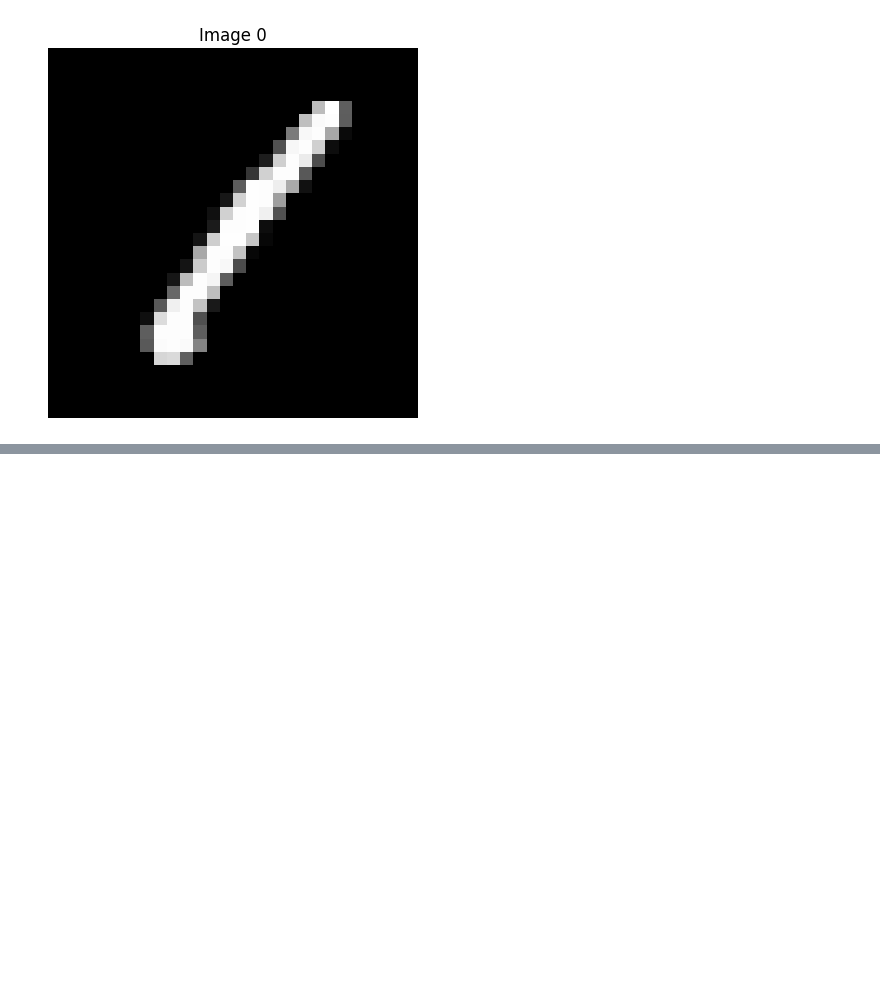
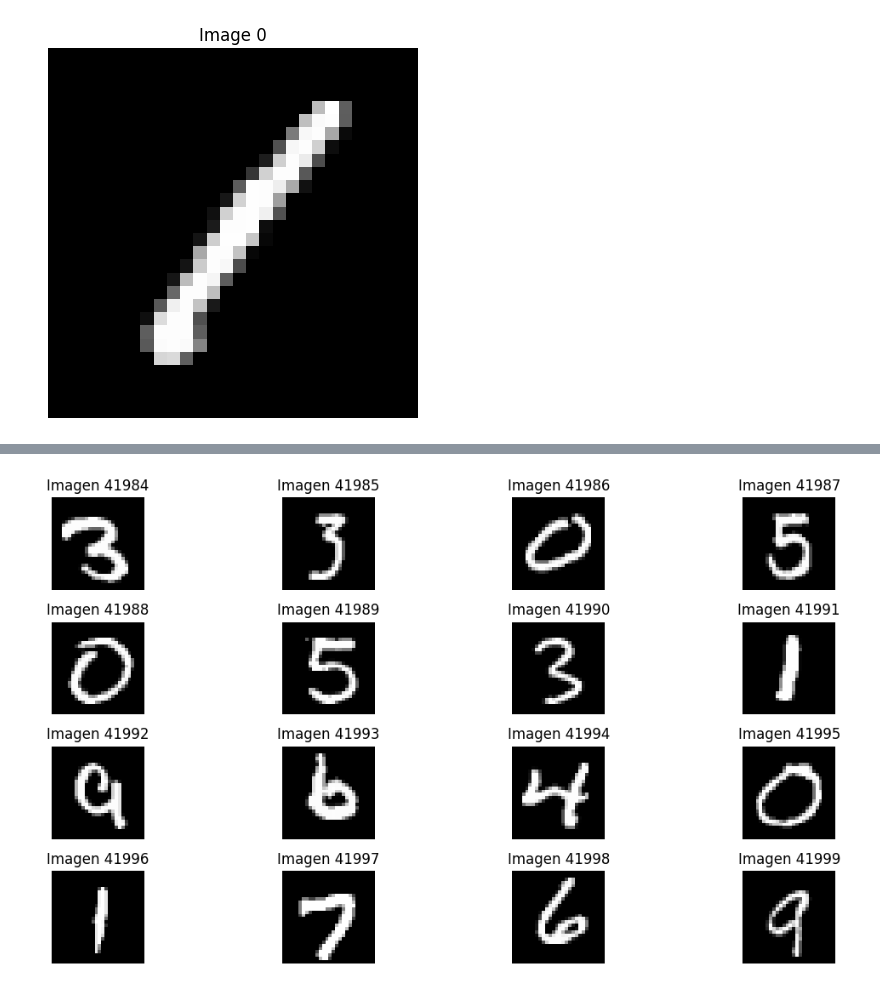
Before and after one commit to CrisLayB/DataScience_Lab03, a Jupyter notebook: Lab 3 Deep Learning Eje 1.ipynb, the cells around one changed output, grey strips where cells are left out. Cells and saved outputs as stored; diff of their text form; code cells hidden in the pictures; blank space fills up the shorter version.

```diff
--- a/Lab 3 Deep Learning Eje 1.ipynb
+++ b/Lab 3 Deep Learning Eje 1.ipynb
@@ -79,0 +96,14 @@ plt.show()
+# %%
+plt.figure(figsize=(12, 6))
+
+for i in range(41984, 42000):
+    plt.subplot(4, 4, i - 41983)
+    image = image_data[i].reshape(image_size, image_size)
+    plt.imshow(image, cmap='gray')
+    plt.axis('off')
+    plt.title(f'Imagen {i}')
+
+plt.tight_layout()
+plt.show()
+# %% [output]
+[figure, added]
```
Also changed, not shown: parts of 47 cells of this notebook, 5 other files.
